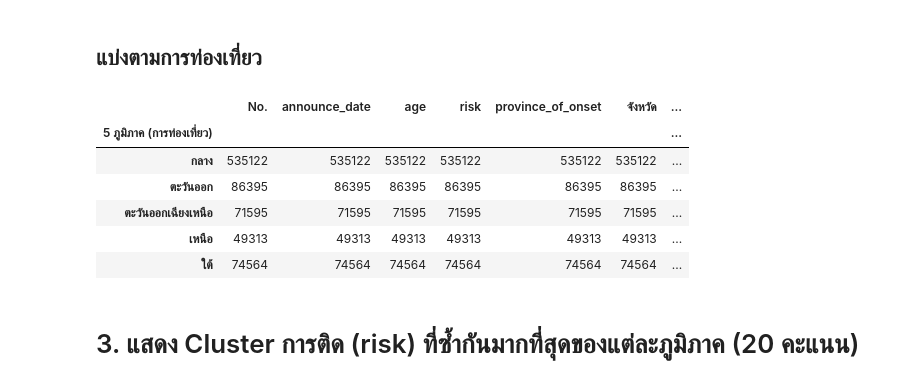
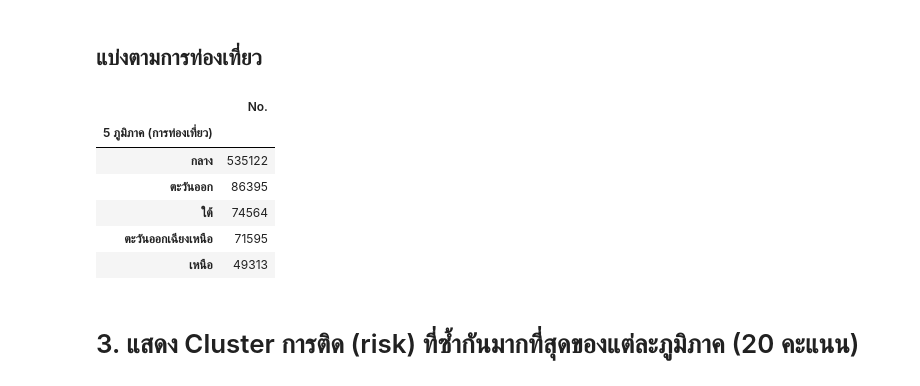
Before and after one commit to Chonthichasi/data_viz_2022, a Jupyter notebook: BasicPython&DataViz_midterm2022.ipynb, the cells around one changed output. Drawn from its saved outputs; the diff is of its cells as text; code cells hidden in the pictures.

```diff
--- a/BasicPython&DataViz_midterm2022.ipynb
+++ b/BasicPython&DataViz_midterm2022.ipynb
@@ -535,15 +542,18 @@ datacovid1.groupby('6 ภูมิภาค (อุตุนิยมวิท
 # %% [markdown]
 ## แบ่งตามการท่องเที่ยว
-# %%
-datacovid1.groupby('5 ภูมิภาค (การท่องเที่ยว)').count()
-# %% [output]
-|  | No. | announce_date | age | risk | province_of_onset | จังหวัด | ... |
-| 5 ภูมิภาค (การท่องเที่ยว) |  |  |  |  |  |  | ... |
-| กลาง | 535122 | 535122 | 535122 | 535122 | 535122 | 535122 | ... |
-| ตะวันออก | 86395 | 86395 | 86395 | 86395 | 86395 | 86395 | ... |
-| ตะวันออกเฉียงเหนือ | 71595 | 71595 | 71595 | 71595 | 71595 | 71595 | ... |
-| เหนือ | 49313 | 49313 | 49313 | 49313 | 49313 | 49313 | ... |
-| ใต้ | 74564 | 74564 | 74564 | 74564 | 74564 | 74564 | ... |
+# %%
+datacovid1.groupby('5 ภูมิภาค (การท่องเที่ยว)')[['No.']].count().sort_values('No.',ascending=False)
+# คือการเรียงข้อมูลจากมากไปน้อย
+# จากการแบ่งตามการท่องเที่ยวจะได้ว่า ภาคกลางมีจำนวนผู้ป่วยมากที่สุดเท่ากับ 535,122 คน
+# ภาคเหนือมีจำนวนผู้ป่วยน้อยที่สุดเท่ากับ 49,313 คน
+# %% [output]
+|  | No. |
+| 5 ภูมิภาค (การท่องเที่ยว) |  |
+| กลาง | 535122 |
+| ตะวันออก | 86395 |
+| ใต้ | 74564 |
+| ตะวันออกเฉียงเหนือ | 71595 |
+| เหนือ | 49313 |
 # %% [markdown]
 # 3. แสดง Cluster การติด (risk) ที่ซ้ำกันมากที่สุดของแต่ละภูมิภาค (20 คะแนน)
 # %% [markdown]
```
Also changed, not shown: parts of 91 cells of this notebook.
